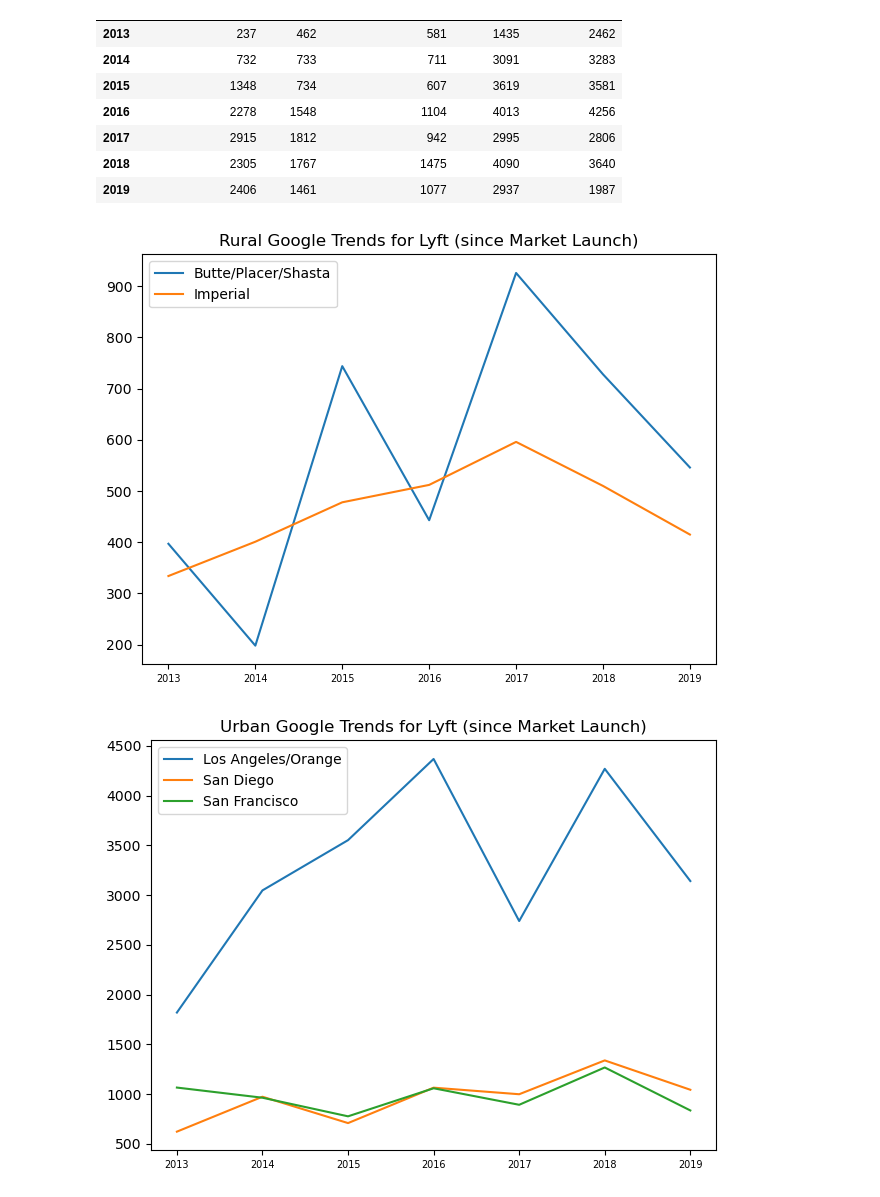
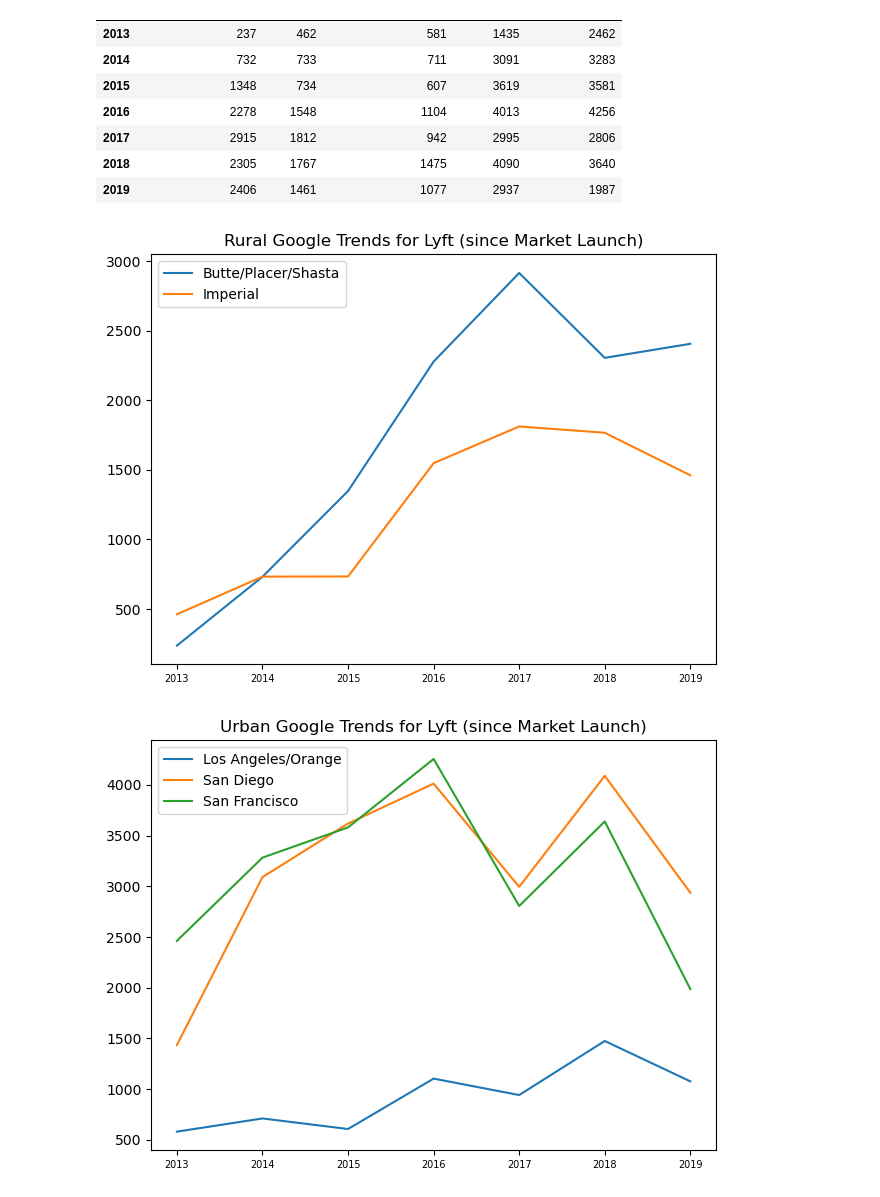
Before and after one commit to cxnoii/Project-1, a Jupyter notebook: GT - UbervLyft.ipynb, the cells around one changed output. Drawn from its saved outputs; the diff is of its cells as text; code cells hidden in the pictures.

```diff
--- a/GT - UbervLyft.ipynb
+++ b/GT - UbervLyft.ipynb
@@ -61,17 +61,17 @@ rideshareyears  = ['2013', '2014', '2015', '2016', '2017', '2018', '2019']
 rural = ['Butte/Placer/Shasta','Imperial']
 urban = ['Los Angeles/Orange','San Diego','San Francisco']
 # %%
-plt.plot(gt_uber[rural])
+plt.plot(gt_lyft[rural])
 plt.xticks()
 plt.title('Rural Google Trends for Lyft (since Market Launch)')
 plt.legend(rural,loc='best')
 #set parameters for tick labels
 plt.tick_params(axis='x', which='major', labelsize=7)
 plt.tight_layout()
 # %% [output]
-[figure, old version]
+[figure, new version]
 # %%
-plt.plot(gt_uber[urban])
+plt.plot(gt_lyft[urban])
 plt.xticks()
 plt.title('Urban Google Trends for Lyft (since Market Launch)')
 plt.legend(urban,loc='best')
@@ -79,4 +79,4 @@ plt.legend(urban,loc='best')
 plt.tick_params(axis='x', which='major', labelsize=7)
 plt.tight_layout()
 # %% [output]
-[figure, old version]
+[figure, new version]
```
Also changed, not shown: parts of 2 cells of this notebook.
